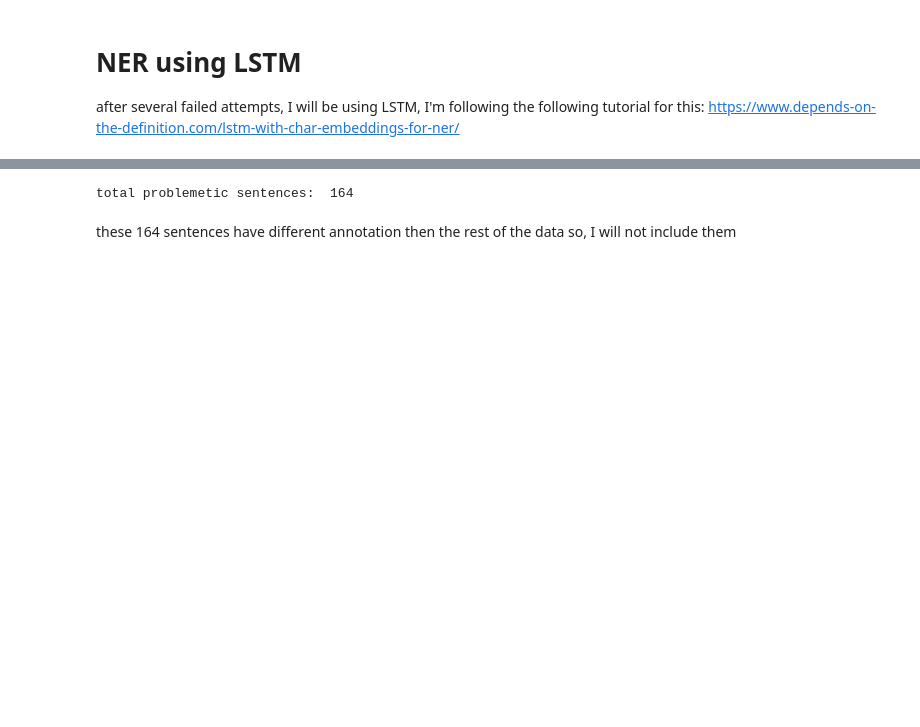
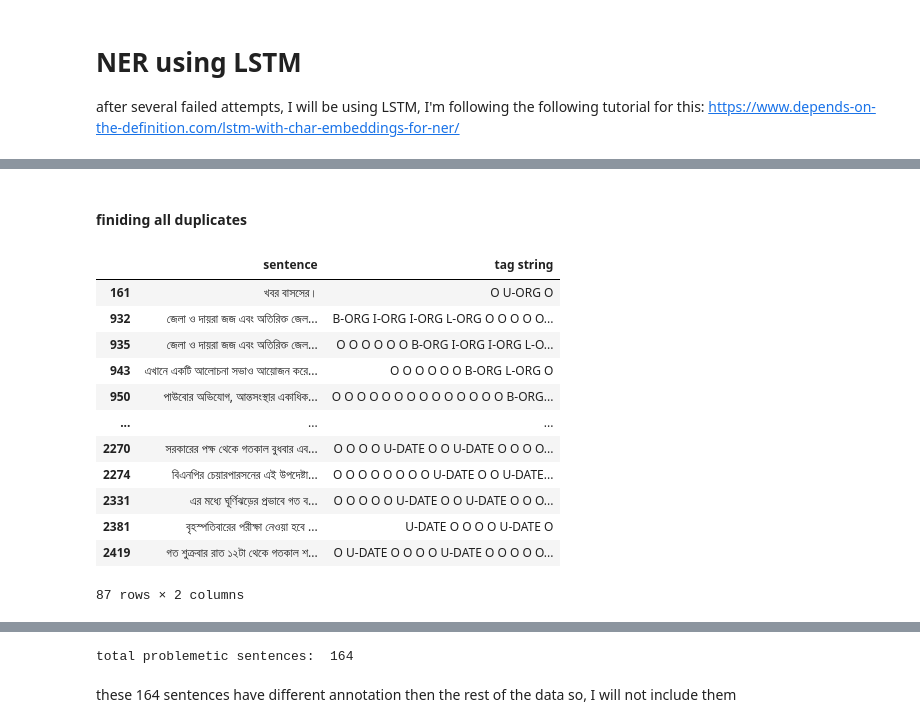
Before and after one commit to MdMonoar/NLP-NER-model-for-Bangla-language, a Jupyter notebook: S_NER_using_LSTM_3.s.ipynb, the cells around one changed output, grey strips where cells are left out. Cells and saved outputs as stored; diff of their text form; code cells hidden in the pictures; blank space fills up the shorter version.

```diff
--- a/S_NER_using_LSTM_3.s.ipynb
+++ b/S_NER_using_LSTM_3.s.ipynb
@@ -28,0 +31,11 @@ for jsonl_string in jsonl_list:
+# %%
+dfp = pd.DataFrame()
+# %%
+dfp['sentence'] = s_list
+
+# converting the tag list into string
+t_string_list = [' '.join(tags) for tags in t_list]
+
+# dfp['tag'] = t_list
+dfp['tag string'] = t_string_list
+dfp.head()
@@ -28,0 +49,18 @@ for jsonl_string in jsonl_list:
+# %% [markdown]
+#### finiding all duplicates
+# %%
+dfp[dfp.duplicated()]
+# %% [output]
+|  | sentence | tag string |
+| 161 | খবর বাসসের। | O U-ORG O |
+| 932 | জেলা ও দায়রা জজ এবং অতিরিক্ত জেল... | B-ORG I-ORG I-ORG L-ORG O O O O O... |
+| 935 | জেলা ও দায়রা জজ এবং অতিরিক্ত জেল... | O O O O O O B-ORG I-ORG I-ORG L-O... |
+| 943 | এখানে একটি আলোচনা সভাও আয়োজন করে... | O O O O O O B-ORG L-ORG O |
+| 950 | পাউবোর অভিযোগ, আন্তসংস্থার একাধিক... | O O O O O O O O O O O O O O B-ORG... |
+| ... | ... | ... |
+| 2270 | সরকারের পক্ষ থেকে গতকাল বুধবার এব... | O O O O U-DATE O O U-DATE O O O O... |
+| 2274 | বিএনপির চেয়ারপারসনের এই উপদেষ্টা... | O O O O O O O O U-DATE O O U-DATE... |
+| 2331 | এর মধ্যে ঘূর্ণিঝড়ের প্রভাবে গত ব... | O O O O O U-DATE O O U-DATE O O O... |
+| 2381 | বৃহস্পতিবারের পরীক্ষা নেওয়া হবে ... | U-DATE O O O O U-DATE O |
+| 2419 | গত শুক্রবার রাত ১২টা থেকে গতকাল শ... | O U-DATE O O O O U-DATE O O O O O... |
+87 rows × 2 columns
```
Also changed, not shown: parts of 15 cells of this notebook.
